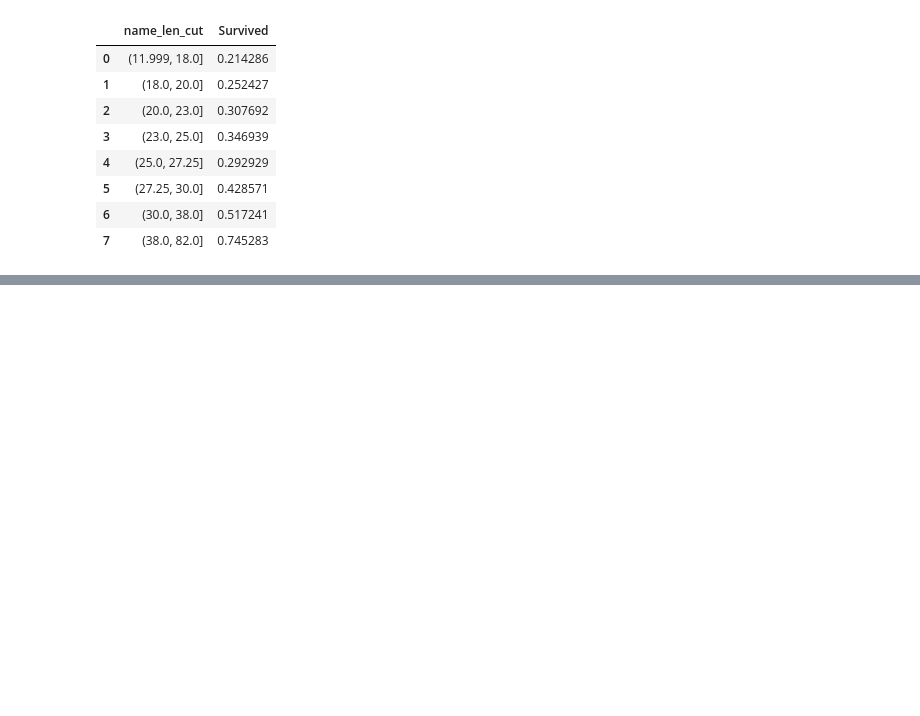
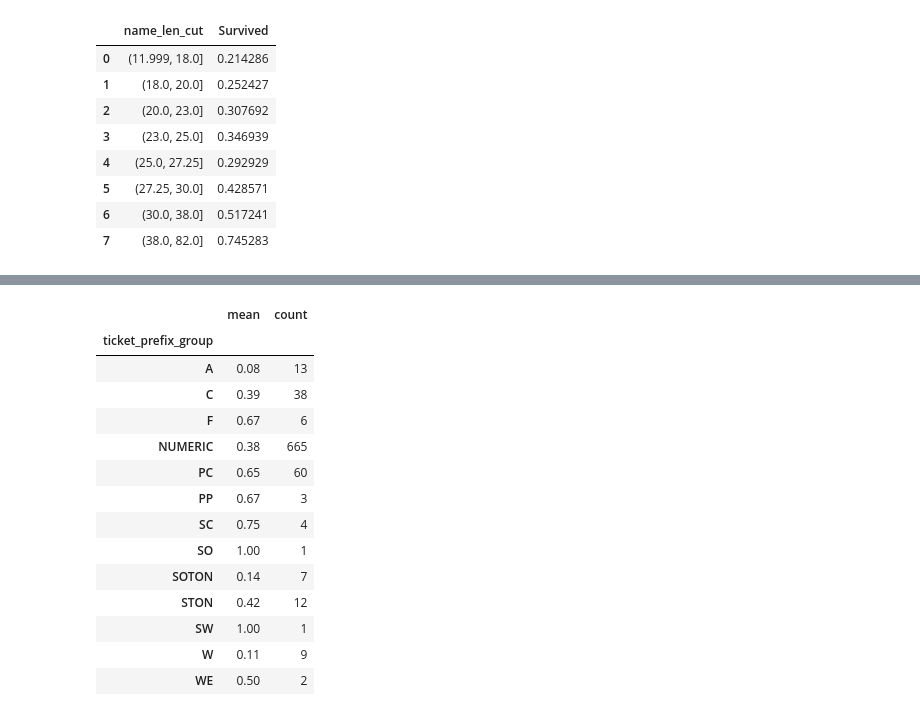
Before and after one commit to malkrola/Kaggle, a Jupyter notebook: kaggle/projects/titanic/read_data.ipynb, the cells around one changed output, grey strips where cells are left out. Drawn from its saved outputs; the diff is of its cells as text; code cells hidden in the pictures; blank space fills up the shorter version.

```diff
--- a/kaggle/projects/titanic/read_data.ipynb
+++ b/kaggle/projects/titanic/read_data.ipynb
@@ -256,0 +296,36 @@ TypeError: agg function failed [how->mean,dtype->object]
+# %%
+ticket_groups = { 'NUMERIC': ['numeric'],
+                 'A': ['A', 'A/5', 'A/4'],
+                 'C': ['C', 'CA', 'C.A.'],
+                 'SOTON': ['SOTON/O', 'SOTON/OQ'],
+                 'STON': ['STON/O', 'STON/O2'],
+                 'PC': ['PC'],
+                 'PARIS': ['PARIS'],
+                 'F': ['F.C.', 'F.C.C.'],
+                 'SC': ['SC', 'SC/A', 'SC/AH'],
+                 'PP': ['PP'], 'W': ['W./C.'],
+                 'WE': ['WE/P'], 'SW': ['SW/PP'],
+                 'LP': ['LP'],
+                 'SO': ['SO/C', 'SO/P'], }
+# %%
+reverse_ticket_groups = {i:k for k in ticket_groups.keys() for i in ticket_groups[k]}
+# %%
+
+train['ticket_prefix_group']=train['ticket_prefix'].map(reverse_ticket_groups)
+train.groupby('ticket_prefix_group')['Survived'].agg(['mean','count']).round(2)
+# %% [output]
+|  | mean | count |
+| ticket_prefix_group |  |  |
+| A | 0.08 | 13 |
+| C | 0.39 | 38 |
+| F | 0.67 | 6 |
+| NUMERIC | 0.38 | 665 |
+| PC | 0.65 | 60 |
+| PP | 0.67 | 3 |
+| SC | 0.75 | 4 |
+| SO | 1.00 | 1 |
+| SOTON | 0.14 | 7 |
+| STON | 0.42 | 12 |
+| SW | 1.00 | 1 |
+| W | 0.11 | 9 |
+| WE | 0.50 | 2 |
```
Also changed, not shown: parts of 4 cells of this notebook.
